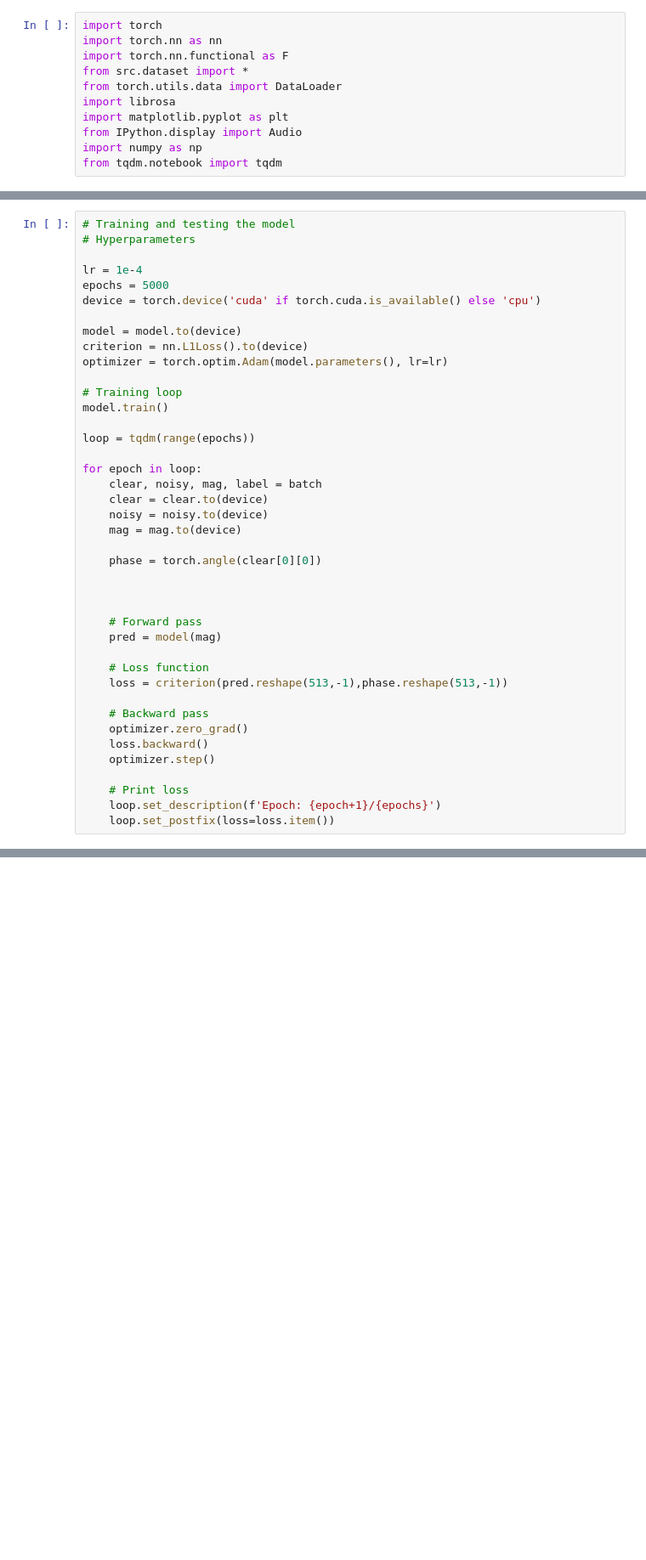
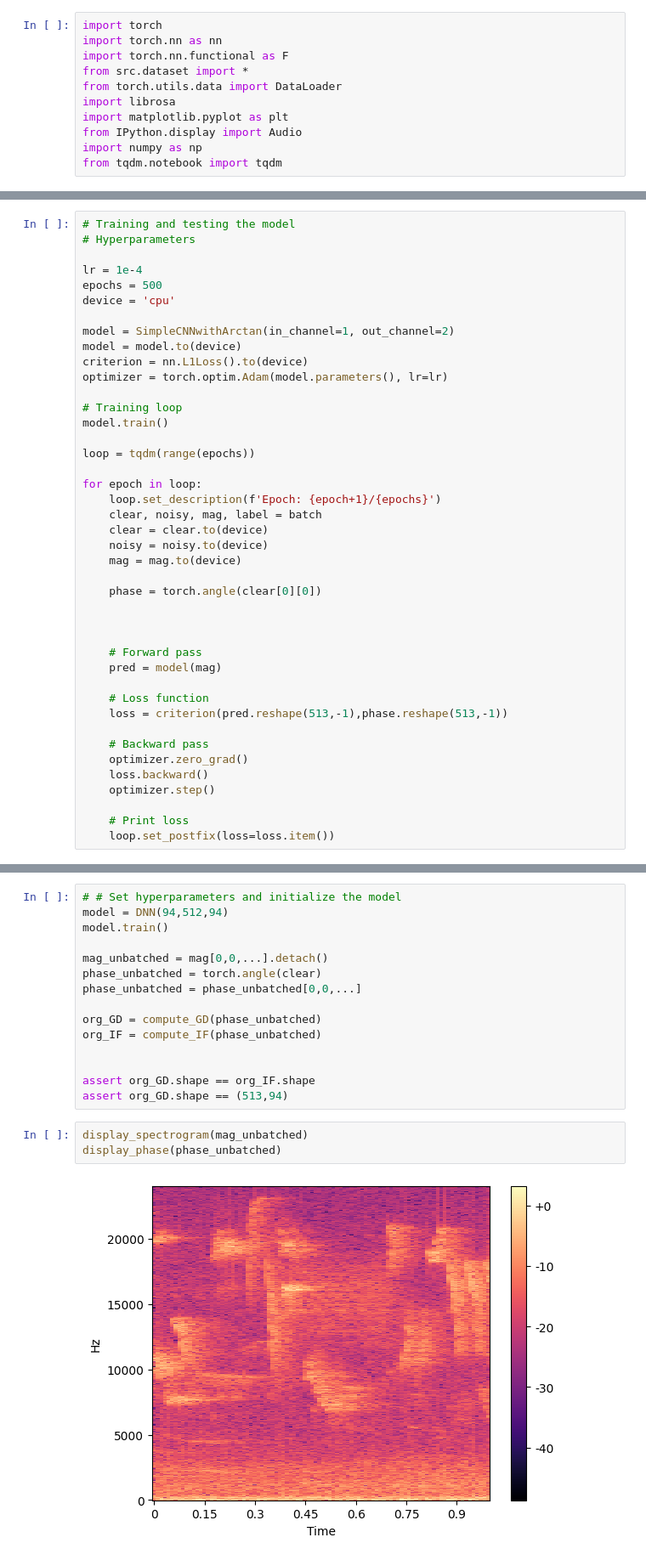
Before and after one commit to llctrautmann/MisesLossML, a Jupyter notebook: notebooks/simple_arctan_model.ipynb, the cells around one changed output, grey strips where cells are left out. Shown at 85% size. Cells and saved outputs as stored; diff of their text form; blank space fills up the shorter version.

```diff
--- a/notebooks/simple_arctan_model.ipynb
+++ b/notebooks/simple_arctan_model.ipynb
@@ -131,9 +139,10 @@ torch.istft
 # Hyperparameters
 
 lr = 1e-4
-epochs = 5000
-device = torch.device('cuda' if torch.cuda.is_available() else 'cpu')
+epochs = 500
+device = 'cpu'
 
+model = SimpleCNNwithArctan(in_channel=1, out_channel=2)
 model = model.to(device)
 criterion = nn.L1Loss().to(device)
 optimizer = torch.optim.Adam(model.parameters(), lr=lr)
@@ -144,6 +153,7 @@ model.train()
 loop = tqdm(range(epochs))
 
 for epoch in loop:
+    loop.set_description(f'Epoch: {epoch+1}/{epochs}')
     clear, noisy, mag, label = batch
     clear = clear.to(device)
     noisy = noisy.to(device)
@@ -165,5 +175,4 @@ for epoch in loop:
     optimizer.step()
 
     # Print loss
-    loop.set_description(f'Epoch: {epoch+1}/{epochs}')
     loop.set_postfix(loss=loss.item())
@@ -223,0 +239,20 @@ def loss()
+# %%
+# # Set hyperparameters and initialize the model
+model = DNN(94,512,94)
+model.train()
+
+mag_unbatched = mag[0,0,...].detach()
+phase_unbatched = torch.angle(clear)
+phase_unbatched = phase_unbatched[0,0,...]
+
+org_GD = compute_GD(phase_unbatched)
+org_IF = compute_IF(phase_unbatched)
+
+
+assert org_GD.shape == org_IF.shape
+assert org_GD.shape == (513,94)
+# %%
+display_spectrogram(mag_unbatched)
+display_phase(phase_unbatched)
+# %% [output]
+[figure, added]
```
Also changed, not shown: parts of 19 cells of this notebook, 3 other files.
